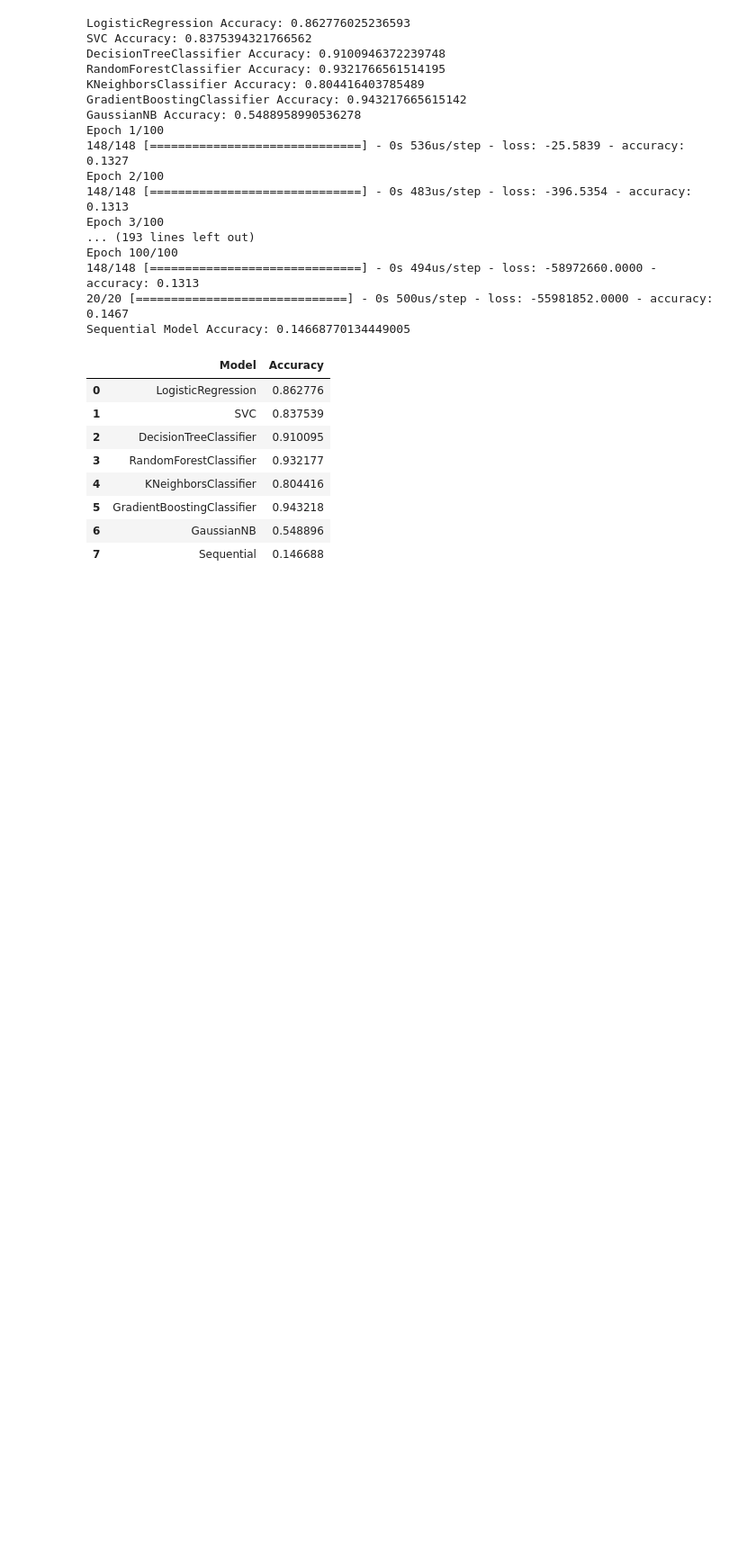
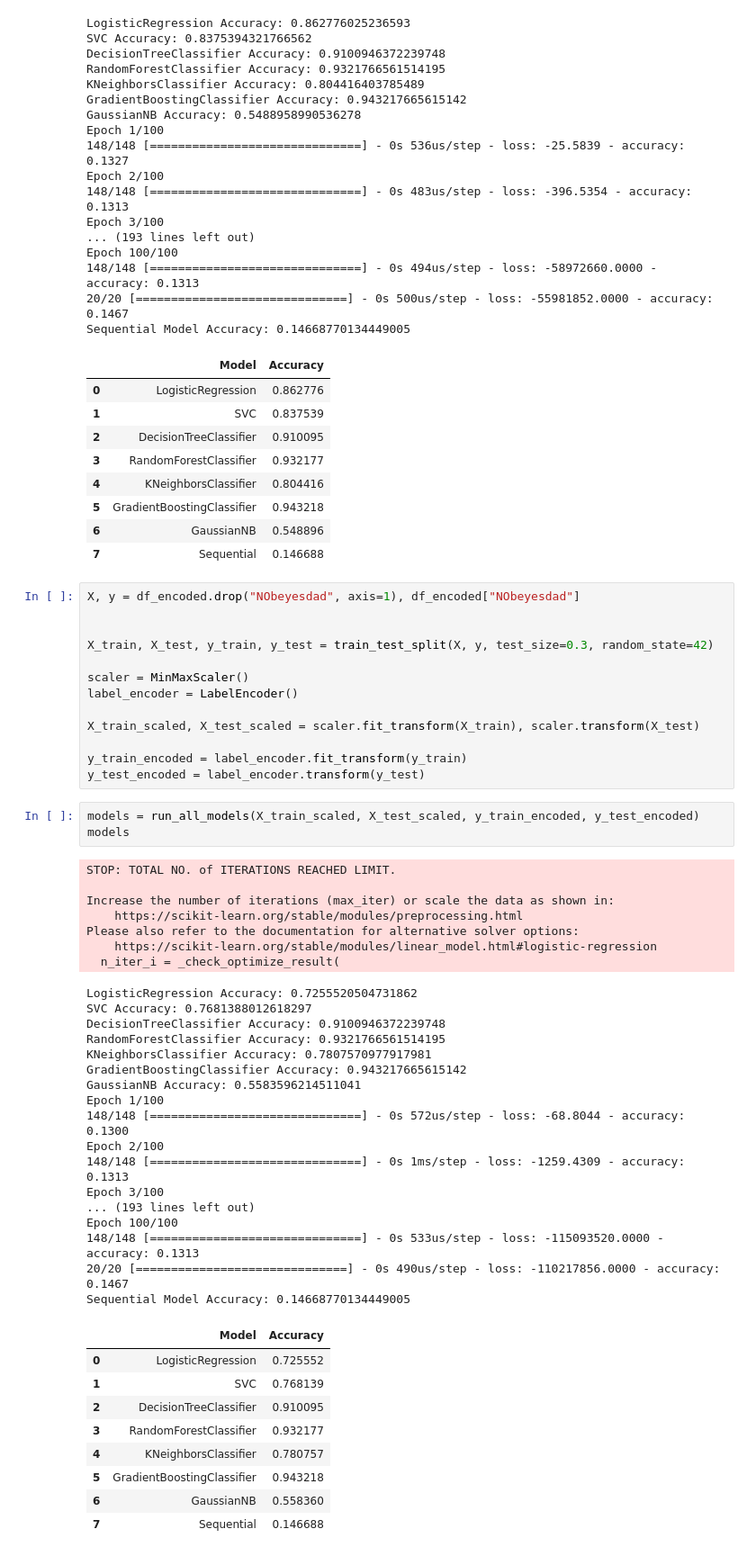
Before and after one commit to MaukanMir/Obesity-Classifier, a Jupyter notebook: training.ipynb, the cells around one changed output. Shown at 90% size. Saved outputs shown, nothing was run; the diff lists cells and outputs as text; blank space fills up the shorter version.

Commit message:
Tested all new models

```diff
--- a/training.ipynb
+++ b/training.ipynb
@@ -217,3 +217,53 @@ Sequential Model Accuracy: 0.14668770134449005
 | 5 | GradientBoostingClassifier | 0.943218 |
 | 6 | GaussianNB | 0.548896 |
 | 7 | Sequential | 0.146688 |
+# %%
+X, y = df_encoded.drop("NObeyesdad", axis=1), df_encoded["NObeyesdad"]
+
+
+X_train, X_test, y_train, y_test = train_test_split(X, y, test_size=0.3, random_state=42)
+
+scaler = MinMaxScaler()
+label_encoder = LabelEncoder()
+
+X_train_scaled, X_test_scaled = scaler.fit_transform(X_train), scaler.transform(X_test)
+
+y_train_encoded = label_encoder.fit_transform(y_train)
+y_test_encoded = label_encoder.transform(y_test)
+# %%
+models = run_all_models(X_train_scaled, X_test_scaled, y_train_encoded, y_test_encoded)
+models
+# %% [output]
+STOP: TOTAL NO. of ITERATIONS REACHED LIMIT.
+
+Increase the number of iterations (max_iter) or scale the data as shown in:
+    https://scikit-learn.org/stable/modules/preprocessing.html
+Please also refer to the documentation for alternative solver options:
+    https://scikit-learn.org/stable/modules/linear_model.html#logistic-regression
+  n_iter_i = _check_optimize_result(
+LogisticRegression Accuracy: 0.7255520504731862
+SVC Accuracy: 0.7681388012618297
+DecisionTreeClassifier Accuracy: 0.9100946372239748
+RandomForestClassifier Accuracy: 0.9321766561514195
+KNeighborsClassifier Accuracy: 0.7807570977917981
+GradientBoostingClassifier Accuracy: 0.943217665615142
+GaussianNB Accuracy: 0.5583596214511041
+Epoch 1/100
+148/148 [==============================] - 0s 572us/step - loss: -68.8044 - accuracy: 0.1300
+Epoch 2/100
+148/148 [==============================] - 0s 1ms/step - loss: -1259.4309 - accuracy: 0.1313
+Epoch 3/100
+... (193 lines left out)
+Epoch 100/100
+148/148 [==============================] - 0s 533us/step - loss: -115093520.0000 - accuracy: 0.1313
+20/20 [==============================] - 0s 490us/step - loss: -110217856.0000 - accuracy: 0.1467
+Sequential Model Accuracy: 0.14668770134449005
+|  | Model | Accuracy |
+| 0 | LogisticRegression | 0.725552 |
+| 1 | SVC | 0.768139 |
+| 2 | DecisionTreeClassifier | 0.910095 |
+| 3 | RandomForestClassifier | 0.932177 |
+| 4 | KNeighborsClassifier | 0.780757 |
+| 5 | GradientBoostingClassifier | 0.943218 |
+| 6 | GaussianNB | 0.558360 |
+| 7 | Sequential | 0.146688 |
```
